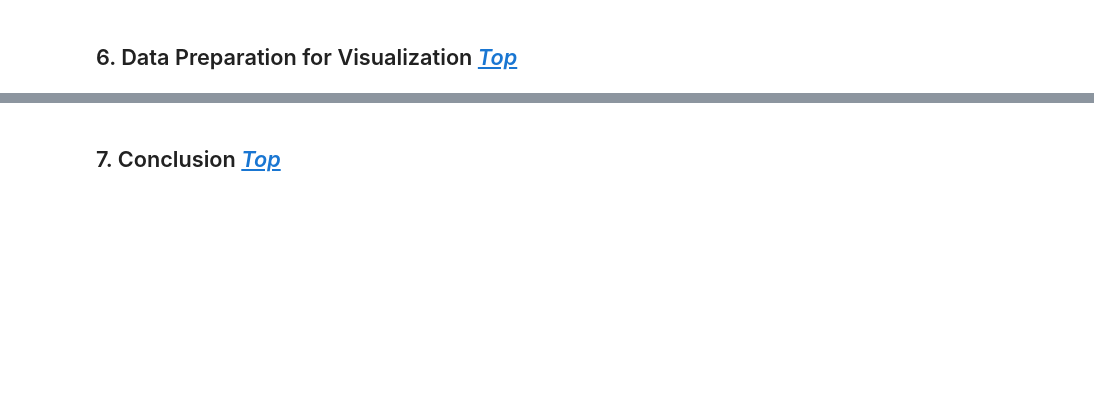
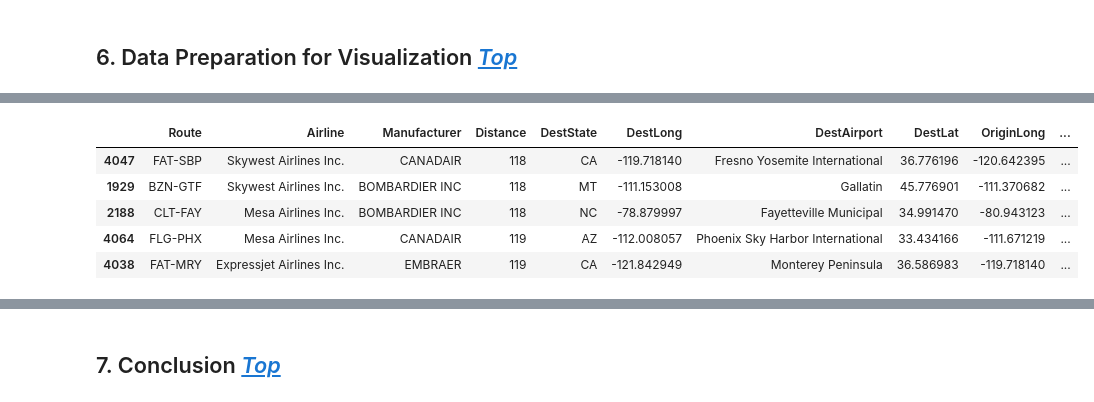
Before and after one commit to ccampguilhem/Udacity-DataAnalyst, a Jupyter notebook: 07-DataVisualization/P06-MakeEffectiveDataVisualization/effective_visualization.ipynb, the cells around one changed output, grey strips where cells are left out. Saved outputs shown, nothing was run; the diff lists cells and outputs as text; code cells hidden in the pictures; blank space fills up the shorter version.

```diff
--- a/07-DataVisualization/P06-MakeEffectiveDataVisualization/effective_visualization.ipynb
+++ b/07-DataVisualization/P06-MakeEffectiveDataVisualization/effective_visualization.ipynb
@@ -1111,0 +1162,9 @@ This is to show that various aircrafts/airlines are used depending on routes and
+# %%
+final_df.head()
+# %% [output]
+|  | Route | Airline | Manufacturer | Distance | DestState | DestLong | DestAirport | DestLat | OriginLong | ... |
+| 4047 | FAT-SBP | Skywest Airlines Inc. | CANADAIR | 118 | CA | -119.718140 | Fresno Yosemite International | 36.776196 | -120.642395 | ... |
+| 1929 | BZN-GTF | Skywest Airlines Inc. | BOMBARDIER INC | 118 | MT | -111.153008 | Gallatin | 45.776901 | -111.370682 | ... |
+| 2188 | CLT-FAY | Mesa Airlines Inc. | BOMBARDIER INC | 118 | NC | -78.879997 | Fayetteville Municipal | 34.991470 | -80.943123 | ... |
+| 4064 | FLG-PHX | Mesa Airlines Inc. | CANADAIR | 119 | AZ | -112.008057 | Phoenix Sky Harbor International | 33.434166 | -111.671219 | ... |
+| 4038 | FAT-MRY | Expressjet Airlines Inc. | EMBRAER | 119 | CA | -121.842949 | Monterey Peninsula | 36.586983 | -119.718140 | ... |
```
Also changed, not shown: parts of 8 cells of this notebook, 6 other files.
